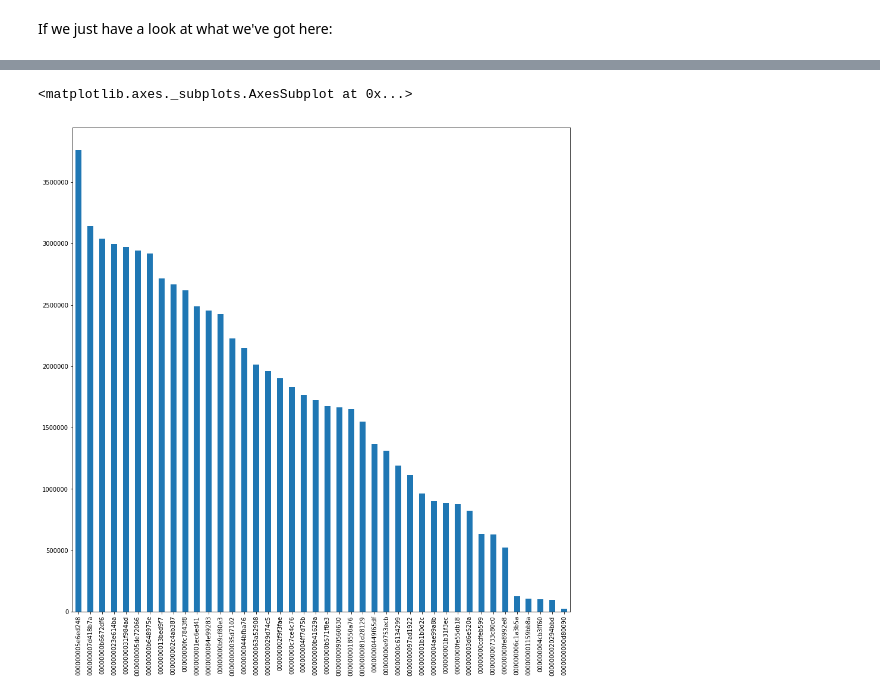
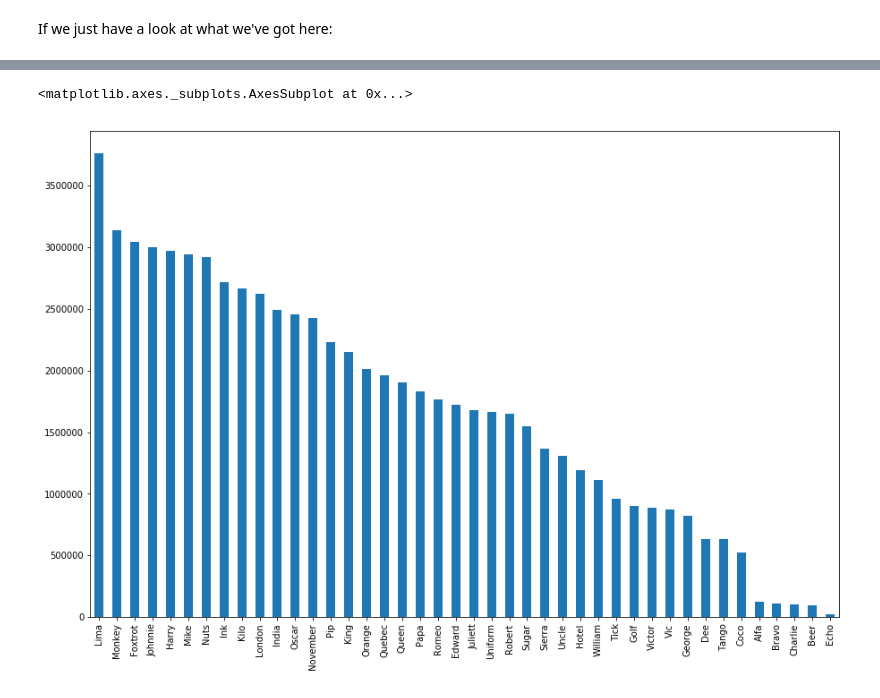
Before and after one commit to notionparallax/sensicorn, a Jupyter notebook: initialDataAnalysis/scan period visualisation.ipynb, the cells around one changed output, grey strips where cells are left out. Cells and saved outputs as stored; diff of their text form; code cells hidden in the pictures.

```diff
--- a/initialDataAnalysis/scan period visualisation.ipynb
+++ b/initialDataAnalysis/scan period visualisation.ipynb
@@ -15,9 +15,9 @@ import pickle
 import math
 
 import helpers
-
-%matplotlib inline
-plt.rcParams['figure.figsize'] = (15, 15)
+# %%
+%matplotlib inline
+plt.rcParams['figure.figsize'] = (15, 10)
 # %% [markdown]
 Get the data out of the pickle. This is pickled by the `load candidate data from csv` notebook.
 
@@ -43,0 +69,3 @@ I don't really understand this, seems odd that some badges would be recorded mor
+# %%
+x = baseStationData[["agentId", "agentName"]]
+x.head()
@@ -43,0 +88,3 @@ I don't really understand this, seems odd that some badges would be recorded mor
+# %%
+c_data = c_data.merge(x, on="agentId")
+c_data.head()
@@ -44,5 +98,6 @@ I don't really understand this, seems odd that some badges would be recorded mor
 # %%
-c_data.agentId.value_counts().plot(kind="bar")
+base_detection_counts = c_data.agentName.value_counts()
+base_detection_counts.plot(kind="bar")
 # %% [output]
 <matplotlib.axes._subplots.AxesSubplot at 0x...>
-[figure, old version]
+[figure, new version]
```
Also changed, not shown: parts of 13 cells of this notebook, 1 other file.
